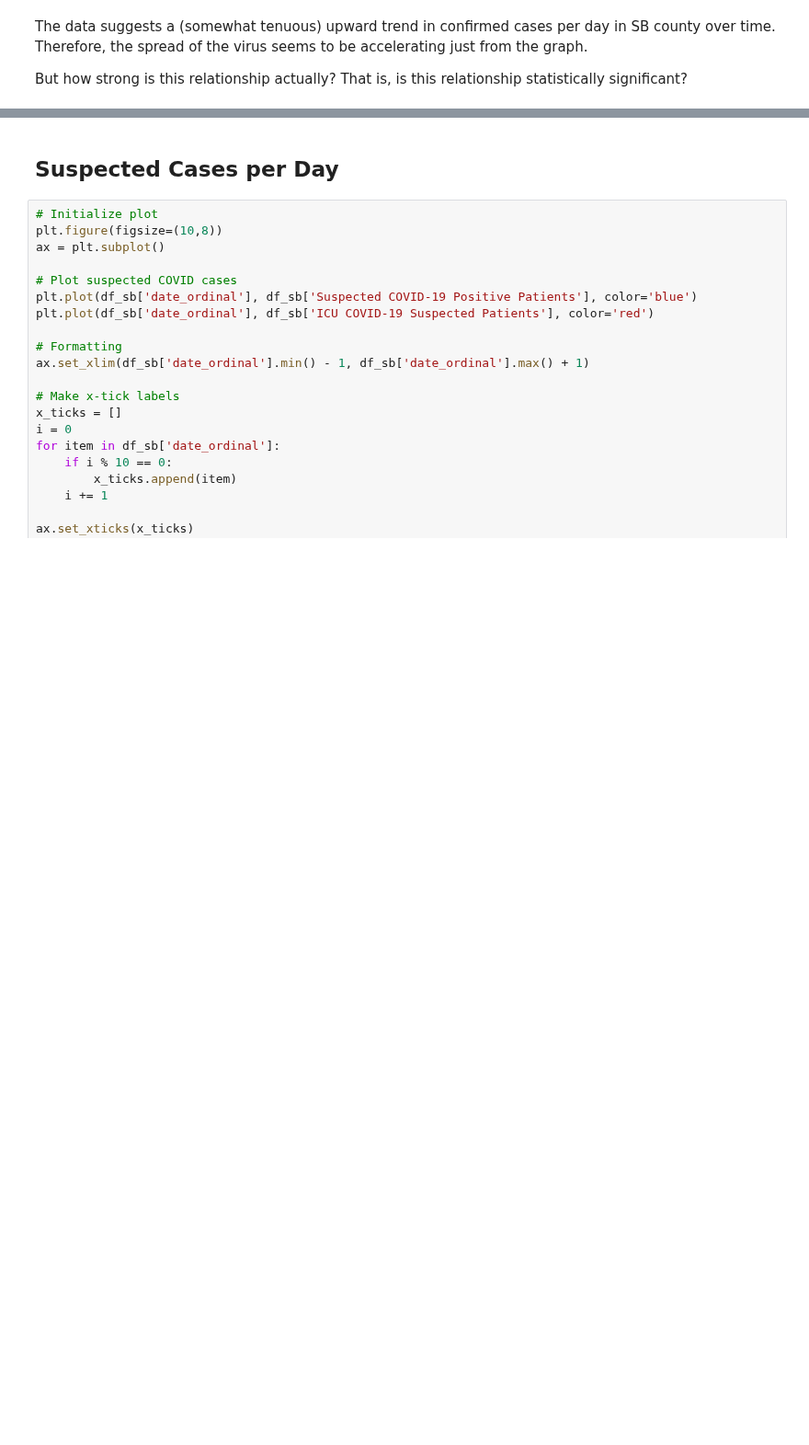
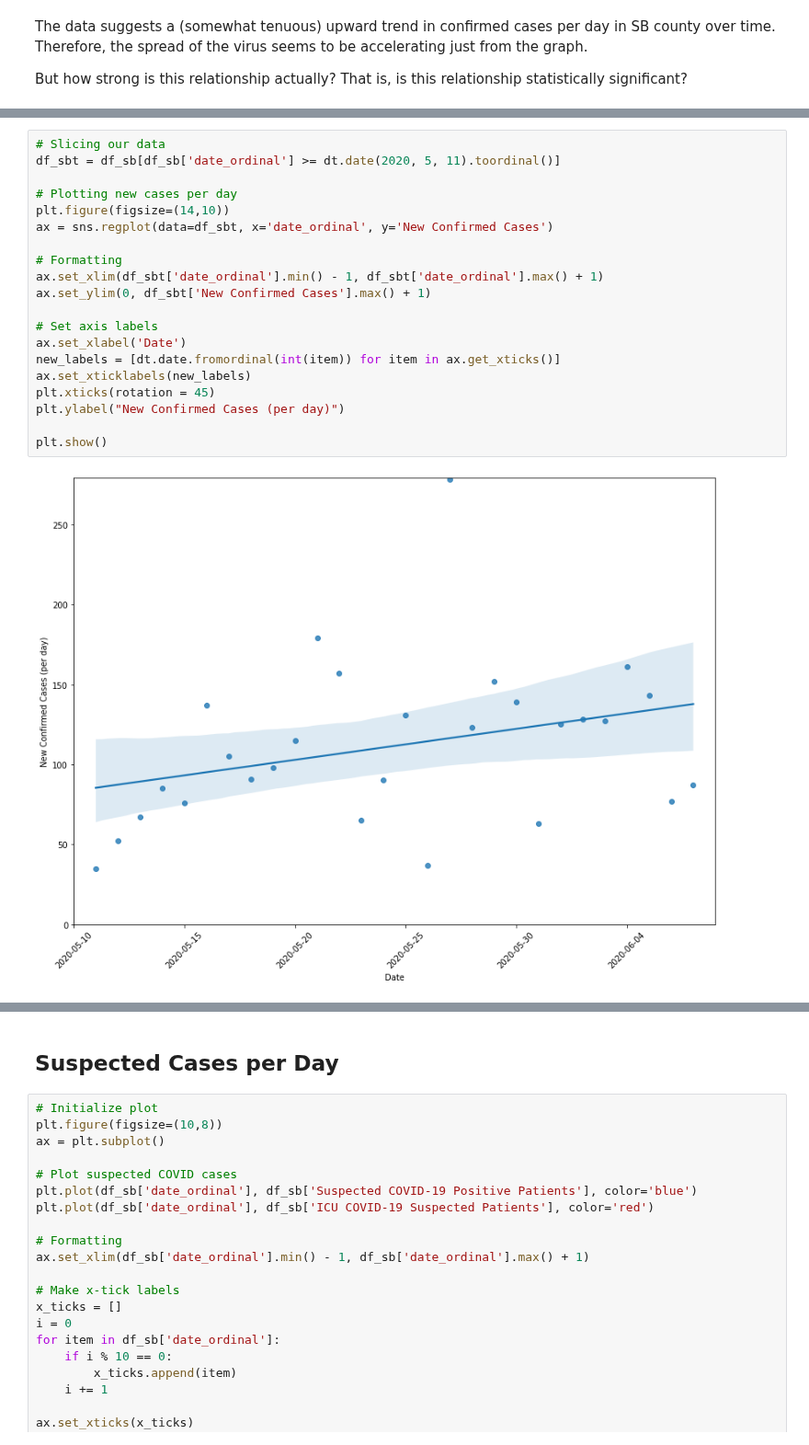
Before and after one commit to SarahEGood/covid19-SB, a Jupyter notebook: San_Bernardino_COVID-19_Data.ipynb, the cells around one changed output, grey strips where cells are left out. Shown at 92% size. Cells and saved outputs as stored; diff of their text form; blank space fills up the shorter version.

Commit message:
feat: Added new cases graph starting after testing expansion.

```diff
--- a/San_Bernardino_COVID-19_Data.ipynb
+++ b/San_Bernardino_COVID-19_Data.ipynb
@@ -212,0 +214,22 @@ There does seem to be a strong-to-medium negative relationship between suspected
+# %%
+# Slicing our data
+df_sbt = df_sb[df_sb['date_ordinal'] >= dt.date(2020, 5, 11).toordinal()]
+
+# Plotting new cases per day
+plt.figure(figsize=(14,10))
+ax = sns.regplot(data=df_sbt, x='date_ordinal', y='New Confirmed Cases')
+
+# Formatting
+ax.set_xlim(df_sbt['date_ordinal'].min() - 1, df_sbt['date_ordinal'].max() + 1)
+ax.set_ylim(0, df_sbt['New Confirmed Cases'].max() + 1)
+
+# Set axis labels
+ax.set_xlabel('Date')
+new_labels = [dt.date.fromordinal(int(item)) for item in ax.get_xticks()]
+ax.set_xticklabels(new_labels)
+plt.xticks(rotation = 45)
+plt.ylabel("New Confirmed Cases (per day)")
+
+plt.show()
+# %% [output]
+[figure, added]
```
Also changed, not shown: parts of 10 cells of this notebook.
